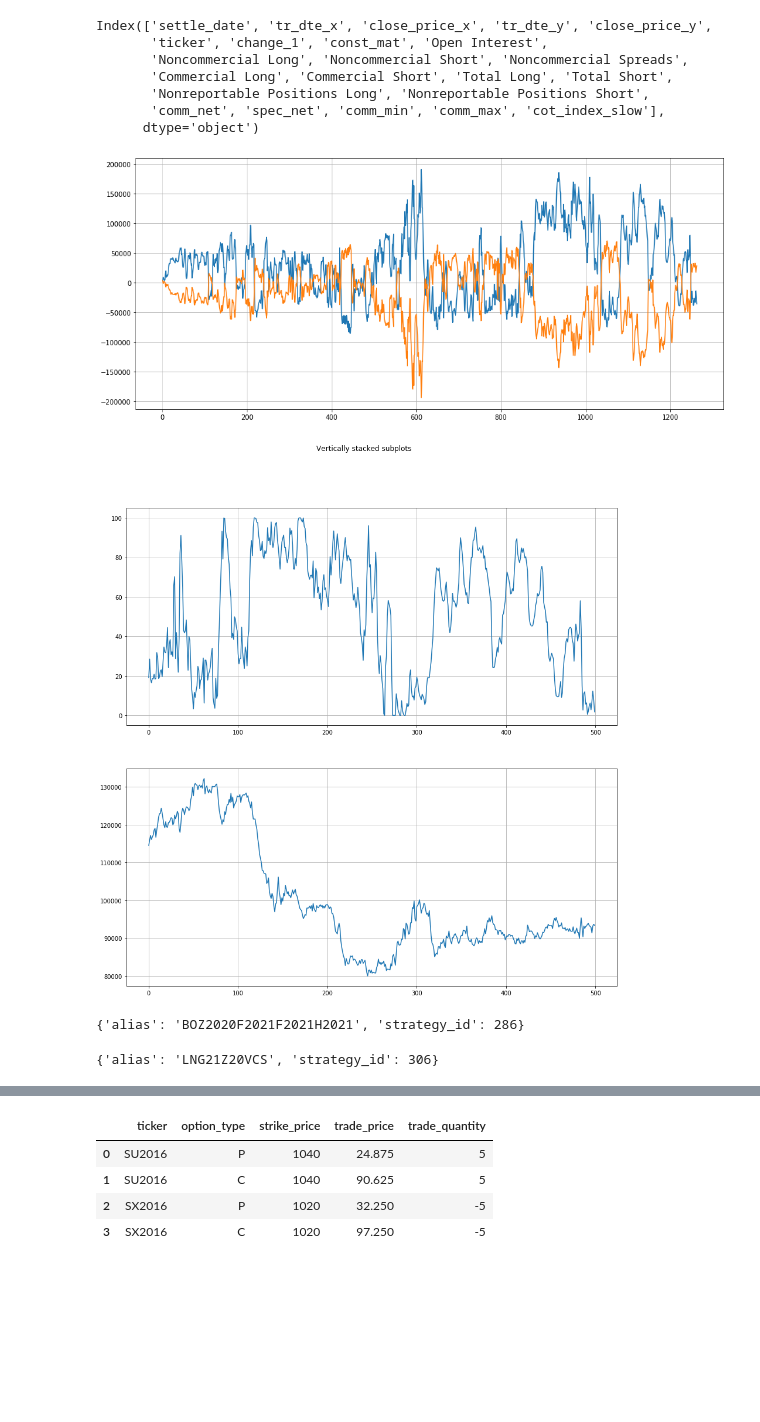
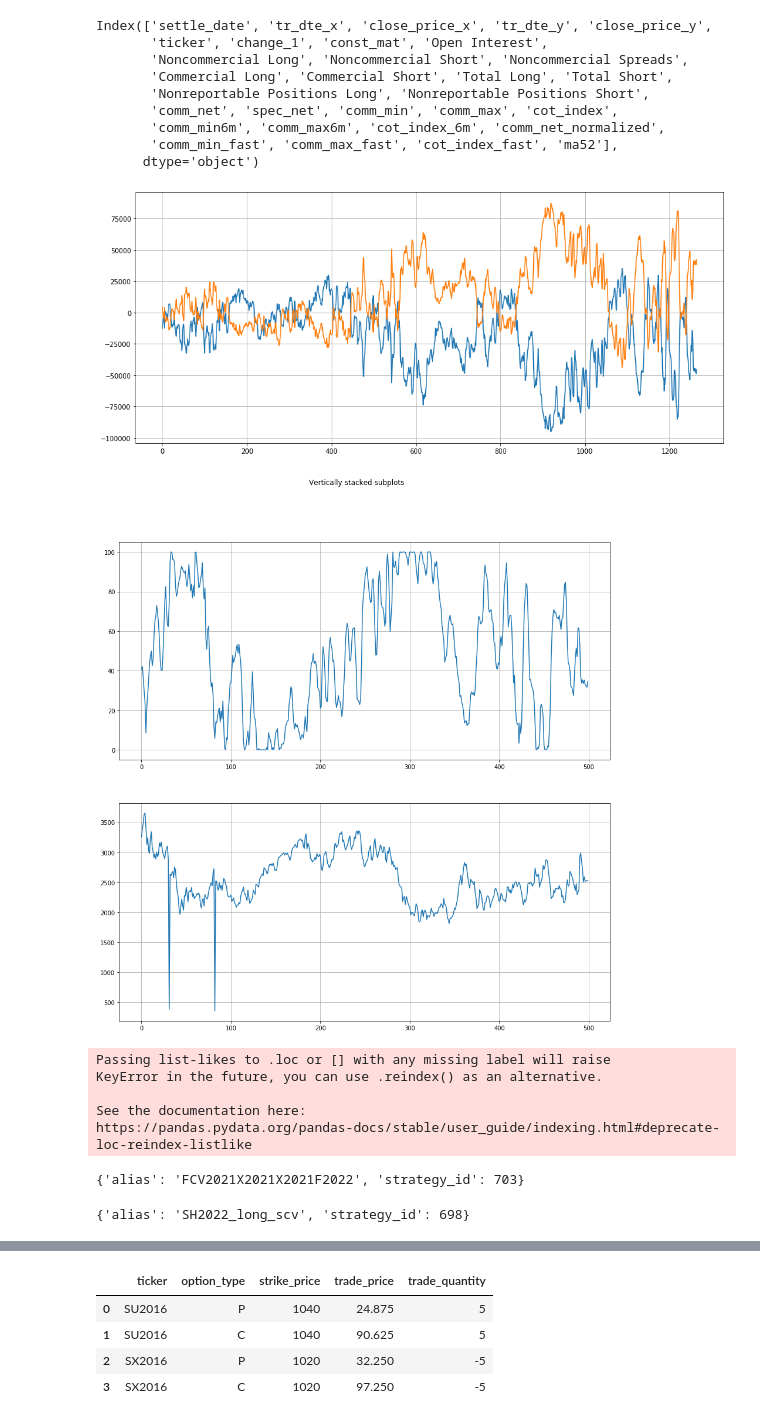
Before and after one commit to chitown2016/repo_barbarossa, a Jupyter notebook: PycharmProjects/ta/trade_helper.ipynb, the cells around one changed output, grey strips where cells are left out. Cells and saved outputs as stored; diff of their text form; code cells hidden in the pictures; blank space fills up the shorter version.

```diff
--- a/PycharmProjects/ta/trade_helper.ipynb
+++ b/PycharmProjects/ta/trade_helper.ipynb
@@ -55,35 +247,37 @@ output['cot_sheet']
 # %%
 import signals.futures_directional_signals as fds
-output = fds.get_cot_strategy_signals(ticker_head='JY',date_to=20200626)
+output = fds.get_cot_strategy_signals(ticker_head='CC',date_to=20210201)
 combined_data = output['combined_data']
 print(combined_data.columns)
 
 import matplotlib.pyplot as plt
 %matplotlib inline
 plt.figure(figsize=(16, 7))
 plt.plot(range(len(combined_data.index)),combined_data['comm_net'],
          range(len(combined_data.index)),combined_data['spec_net'])
 plt.grid()
 plt.show()
 
 fig, (ax1, ax2) = plt.subplots(2,figsize=(15,15))
 fig.suptitle('Vertically stacked subplots')
 
 combined_data = combined_data.iloc[-500:]
-ax1.plot(range(len(combined_data.index)),combined_data['cot_index_slow'])
+ax1.plot(range(len(combined_data.index)),combined_data['cot_index'])
 ax1.grid()
 ax2.plot(range(len(combined_data.index)),combined_data['const_mat'])
 ax2.grid()
 # %% [output]
 Index(['settle_date', 'tr_dte_x', 'close_price_x', 'tr_dte_y', 'close_price_y',
        'ticker', 'change_1', 'const_mat', 'Open Interest',
        'Noncommercial Long', 'Noncommercial Short', 'Noncommercial Spreads',
        'Commercial Long', 'Commercial Short', 'Total Long', 'Total Short',
        'Nonreportable Positions Long', 'Nonreportable Positions Short',
-       'comm_net', 'spec_net', 'comm_min', 'comm_max', 'cot_index_slow'],
+       'comm_net', 'spec_net', 'comm_min', 'comm_max', 'cot_index',
+       'comm_min6m', 'comm_max6m', 'cot_index_6m', 'comm_net_normalized',
+       'comm_min_fast', 'comm_max_fast', 'cot_index_fast', 'ma52'],
       dtype='object')
-[figure, old version]
+[figure, new version]
-[figure, old version]
+[figure, new version]
 # %%
 
 
@@ -93,23 +287,28 @@ report_date = exp.doubledate_shift_bus_days()
 # Create DB Strategy
 
 import ta.strategy as ts
-ts.generate_db_strategy_from_strategy_sheet(id=62,strategy_class='futures_butterfly',report_date=report_date)
+ts.generate_db_strategy_from_strategy_sheet(id=20,strategy_class='futures_butterfly',report_date=report_date)
 # %% [output]
-{'alias': 'BOZ2020F2021F2021H2021', 'strategy_id': 286}
+Passing list-likes to .loc or [] with any missing label will raise
+KeyError in the future, you can use .reindex() as an alternative.
+
+See the documentation here:
+https://pandas.pydata.org/pandas-docs/stable/user_guide/indexing.html#deprecate-loc-reindex-listlike
+{'alias': 'FCV2021X2021X2021F2022', 'strategy_id': 703}
 # %%
 # Create Misc Strategy
 import ta.strategy as ts
-alias= 'LNG21Z20VCS'
+alias= 'SH2022_long_scv'
 #description_string = 'strategy_class=optionInventory'
-description_string = 'strategy_class=vcs&betsize=71033'
+#description_string = 'strategy_class=vcs&betsize=42115'
 #description_string = 'strategy_class=delta'
-#description_string = 'strategy_class=scv&betsize=14204'
+description_string = 'strategy_class=scv&betsize=8422'
 #description_string = 'strategy_class=discretionary'
-#description_string = 'strategy_class=spread_carry&betsize=7068'
+#description_string = 'strategy_class=vcs&betsize=42115'
 output = ts.generate_db_strategy_from_alias(alias=alias,description_string=description_string)
 output
 # %% [output]
-{'alias': 'LNG21Z20VCS', 'strategy_id': 306}
+{'alias': 'SH2022_long_scv', 'strategy_id': 698}
 # %%
 import ta.trade_fill_loader2 as tfl
 import datetime as dt
```
Also changed, not shown: parts of 33 cells of this notebook, 32 other files.
